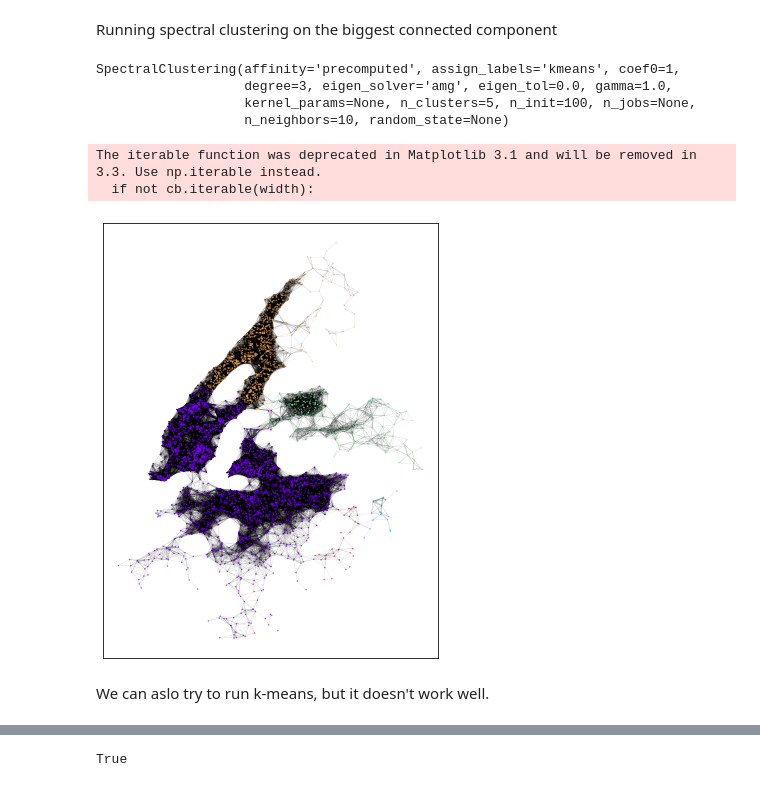
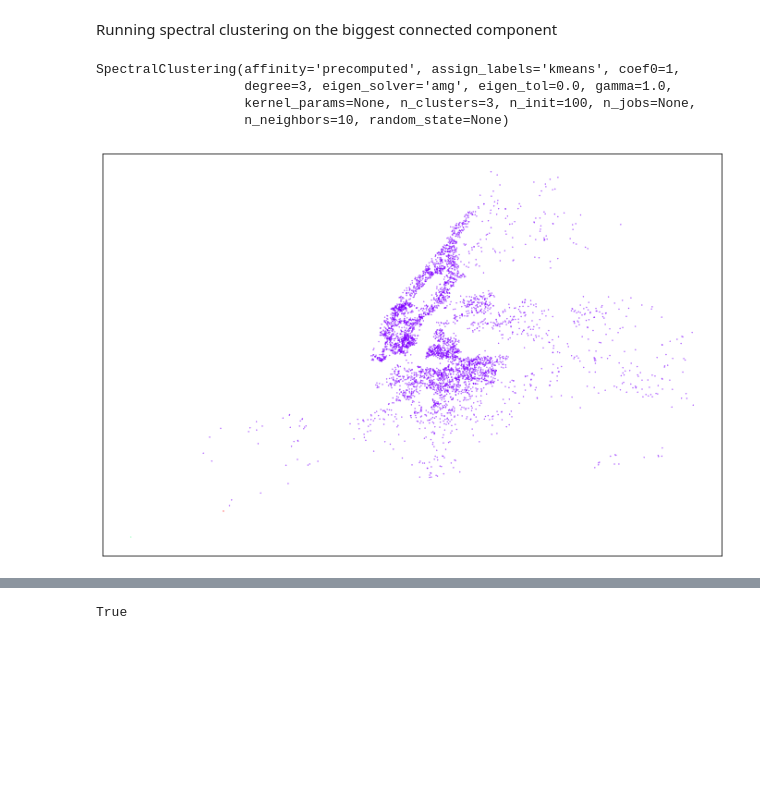
Before and after one commit to sylvainlugeon/labagarre, a Jupyter notebook: AIRBNB.ipynb, the cells around one changed output, grey strips where cells are left out. Cells and saved outputs as stored; diff of their text form; code cells hidden in the pictures; blank space fills up the shorter version.

```diff
--- a/AIRBNB.ipynb
+++ b/AIRBNB.ipynb
@@ -50,0 +54,6 @@ See the caveats in the documentation: http://pandas.pydata.org/pandas-docs/stabl
+# %%
+# Because it's hard to deal with outliers in ML, we decide to only keep airbnbs with a price less than the 0.95 quantile
+# Also, the goal is to find best airbnb, so cheapest.
+upper_bound = df_red.price.quantile([0.95]).values[0]
+df_red = df_red[df_red.price <= upper_bound]
+df_red.shape
@@ -51,3 +62,8 @@ See the caveats in the documentation: http://pandas.pydata.org/pandas-docs/stabl
+# %%
+# standardizing the UTM coordinates
+df_red.utm_x = (df_red.utm_x - df_red.utm_x.mean()) / df_red.utm_x.std()
+df_red.utm_y = (df_red.utm_y - df_red.utm_y.mean()) / df_red.utm_y.std()
+df_coord = df_red[['utm_x', 'utm_y']]
 # %%
 df_coord.head()
 # %% [output]
@@ -79,6 +95,6 @@ The mean distance is 1.6863646439513829
 # %%
-epsilon = 0
-sigma = mean * 0.5
+epsilon = 0.2
+sigma = mean * 0.7
 def sparsify(x):
     sigm_x = np.exp(- x**2 / (2*sigma**2))
     if sigm_x < epsilon:
@@ -188,21 +211,18 @@ Running spectral clustering on the biggest connected component
 adj_c = nx.adjacency_matrix(Gc)
 # %%
+# computing labels from spectral clustering
 from sklearn.cluster import SpectralClustering
-sc = SpectralClustering(n_clusters=5, eigen_solver='amg', affinity='precomputed', n_init=100)
-sc.fit(adj_c)
+sc = SpectralClustering(n_clusters=3, eigen_solver='amg', affinity='precomputed', n_init=100)
+sc.fit(adj)
 # %% [output]
 SpectralClustering(affinity='precomputed', assign_labels='kmeans', coef0=1,
                    degree=3, eigen_solver='amg', eigen_tol=0.0, gamma=1.0,
-                   kernel_params=None, n_clusters=5, n_init=100, n_jobs=None,
+                   kernel_params=None, n_clusters=3, n_init=100, n_jobs=None,
                    n_neighbors=10, random_state=None)
 # %%
 # displaying result of spectrcal clustering
-plt.figure(figsize=(6,8))
-nx.draw_networkx(Gc, pos=coord_dict, with_labels=False, node_size=0.1, cmap=plt.get_cmap('rainbow'), node_color=sc.labels_, width=0.05)
+plt.figure(figsize=(12,8))
+nx.draw_networkx(Gc, pos=coord_dict, with_labels=False, node_size=0.1, cmap=plt.get_cmap('rainbow'), node_color=sc.labels_, width=0.05, edgelist=[])
 plt.show()
 # %% [output]
-The iterable function was deprecated in Matplotlib 3.1 and will be removed in 3.3. Use np.iterable instead.
-  if not cb.iterable(width):
-[figure, old version]
+[figure, new version]
-# %% [markdown]
-We can aslo try to run k-means, but it doesn't work well.
```
Also changed, not shown: parts of 84 cells of this notebook, 1 other file.
